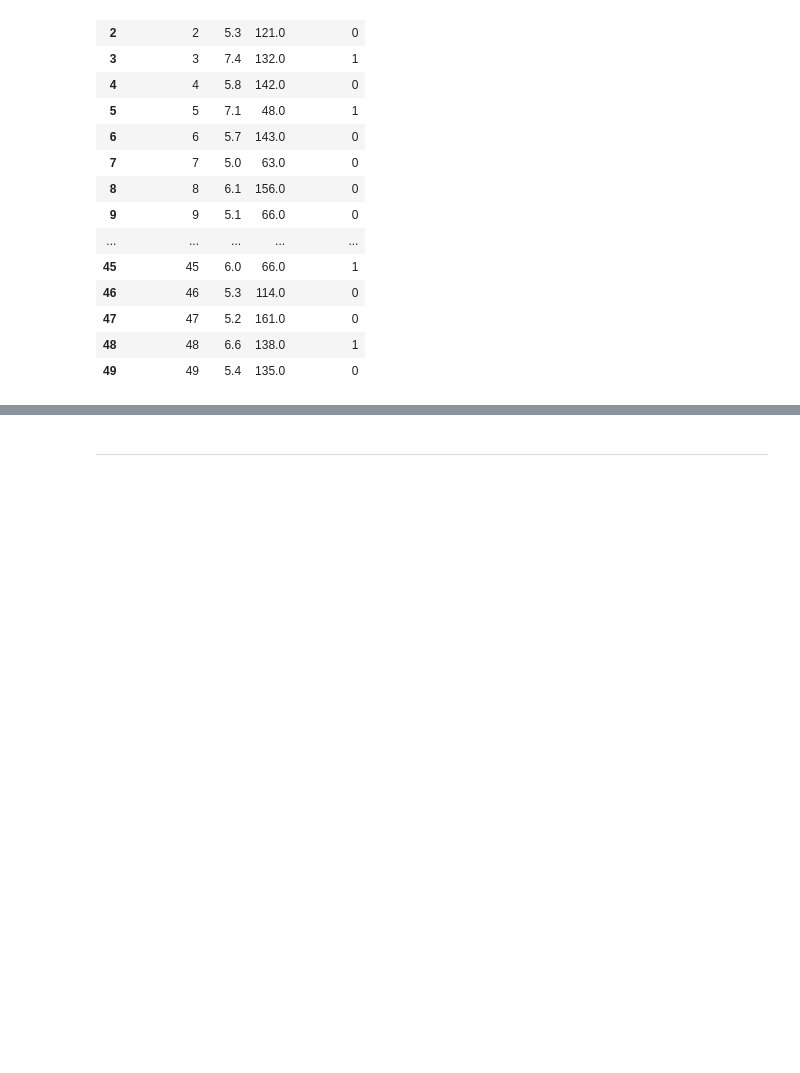
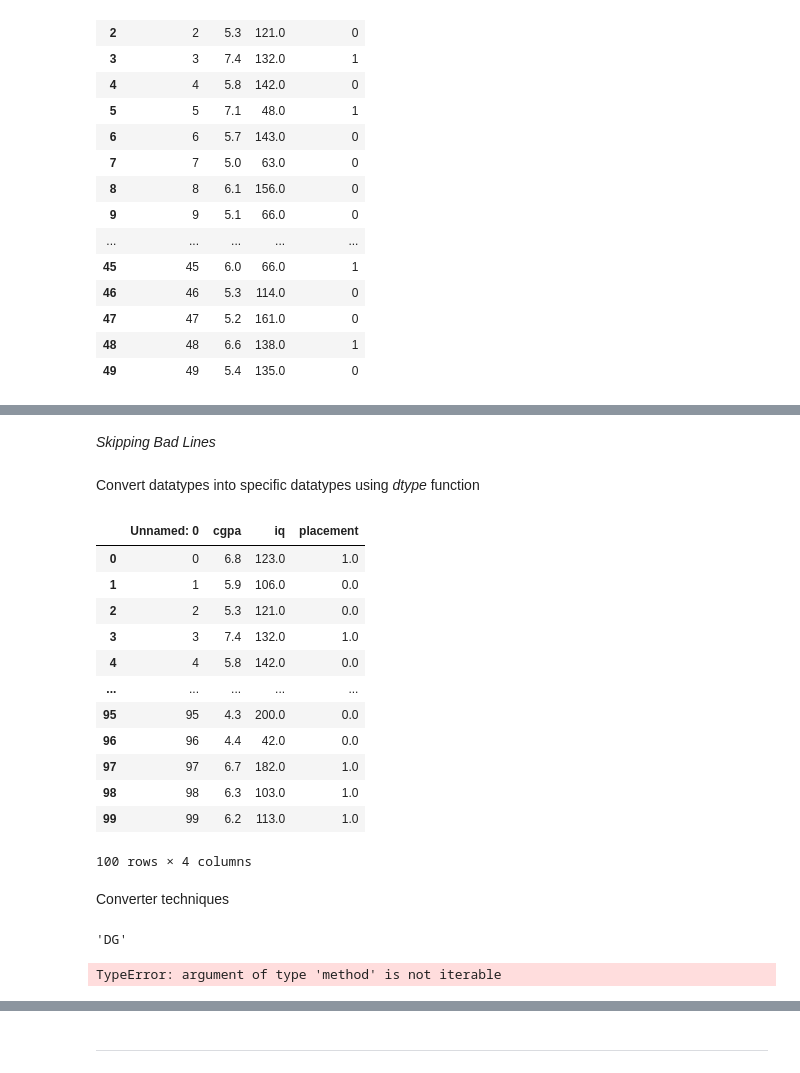
Before and after one commit to theakash07/100_Days_Machine_Learning, a Jupyter notebook: Day_15_Working_with_CSV.ipynb, the cells around one changed output, grey strips where cells are left out. Saved outputs shown, nothing was run; the diff lists cells and outputs as text; code cells hidden in the pictures; blank space fills up the shorter version.

```diff
--- a/Day_15_Working_with_CSV.ipynb
+++ b/Day_15_Working_with_CSV.ipynb
@@ -175,0 +216,2 @@ pd.read_csv('/content/placement.csv',nrows=50)
+# %% [markdown]
+*Skipping Bad Lines*
@@ -175,0 +220,20 @@ pd.read_csv('/content/placement.csv',nrows=50)
+# %% [markdown]
+Convert datatypes into specific datatypes using *dtype* function
+# %%
+pd.read_csv('/content/placement.csv',dtype={'placement':float})
+# %% [output]
+|  | Unnamed: 0 | cgpa | iq | placement |
+| 0 | 0 | 6.8 | 123.0 | 1.0 |
+| 1 | 1 | 5.9 | 106.0 | 0.0 |
+| 2 | 2 | 5.3 | 121.0 | 0.0 |
+| 3 | 3 | 7.4 | 132.0 | 1.0 |
+| 4 | 4 | 5.8 | 142.0 | 0.0 |
+| ... | ... | ... | ... | ... |
+| 95 | 95 | 4.3 | 200.0 | 0.0 |
+| 96 | 96 | 4.4 | 42.0 | 0.0 |
+| 97 | 97 | 6.7 | 182.0 | 1.0 |
+| 98 | 98 | 6.3 | 103.0 | 1.0 |
+| 99 | 99 | 6.2 | 113.0 | 1.0 |
+100 rows × 4 columns
+# %% [markdown]
+Converter techniques
@@ -175,0 +246,8 @@ pd.read_csv('/content/placement.csv',nrows=50)
+# %%
+rename("Dark Green")
+# %% [output]
+'DG'
+# %%
+pd.read_csv(data3,converters={'Rating color':rename})
+# %% [output]
+TypeError: argument of type 'method' is not iterable
```
Also changed, not shown: parts of 9 cells of this notebook.
